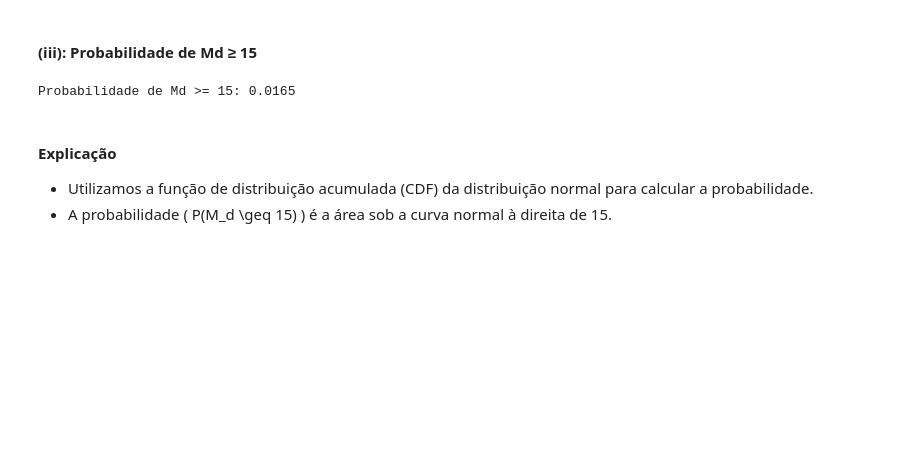
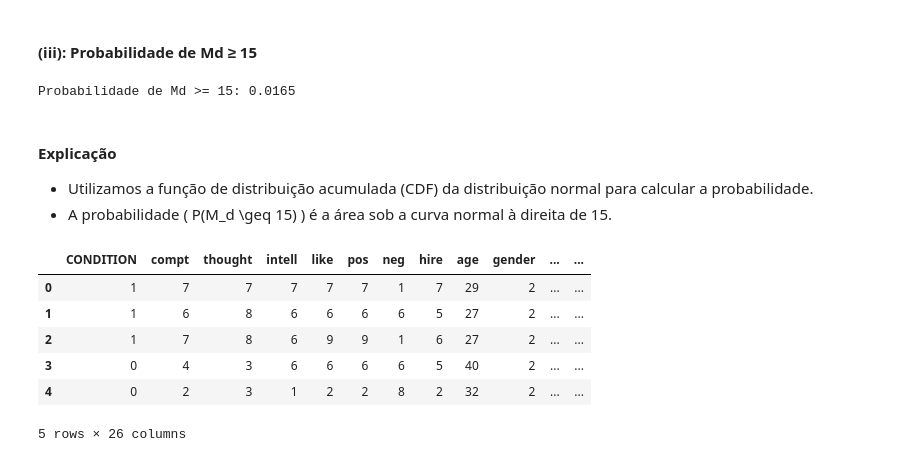
Before and after one commit to tomast1337/GCC1625_T1, a Jupyter notebook: GCC1625_T1_NICOLAS_VYCAS_NERY.ipynb, the cells around one changed output. Cells and saved outputs as stored; diff of their text form; code cells hidden in the pictures; blank space fills up the shorter version.

```diff
--- a/GCC1625_T1_NICOLAS_VYCAS_NERY.ipynb
+++ b/GCC1625_T1_NICOLAS_VYCAS_NERY.ipynb
@@ -478,3 +478,22 @@ Probabilidade de Md >= 15: 0.0165
 
 - Utilizamos a função de distribuição acumulada (CDF) da distribuição normal para calcular a probabilidade.
 - A probabilidade \( P(M_d \geq 15) \) é a área sob a curva normal à direita de 15.
+# %%
+import pandas as pd
+import seaborn as sns
+import matplotlib.pyplot as plt
+from scipy.stats import shapiro, t
+import numpy as np
+
+# Carregar os dados
+data = pd.read_csv("SchroederEpley2015data.csv", sep=",")
+
+data.head()
+# %% [output]
+|  | CONDITION | compt | thought | intell | like | pos | neg | hire | age | gender | ... | ... |
+| 0 | 1 | 7 | 7 | 7 | 7 | 7 | 1 | 7 | 29 | 2 | ... | ... |
+| 1 | 1 | 6 | 8 | 6 | 6 | 6 | 6 | 5 | 27 | 2 | ... | ... |
+| 2 | 1 | 7 | 8 | 6 | 9 | 9 | 1 | 6 | 27 | 2 | ... | ... |
+| 3 | 0 | 4 | 3 | 6 | 6 | 6 | 6 | 5 | 40 | 2 | ... | ... |
+| 4 | 0 | 2 | 3 | 1 | 2 | 2 | 8 | 2 | 32 | 2 | ... | ... |
+5 rows × 26 columns
```
Also changed, not shown: parts of 23 cells of this notebook.
